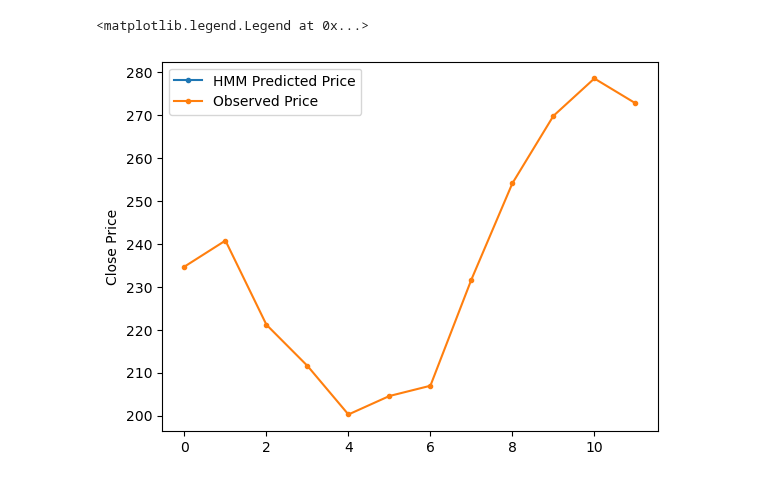
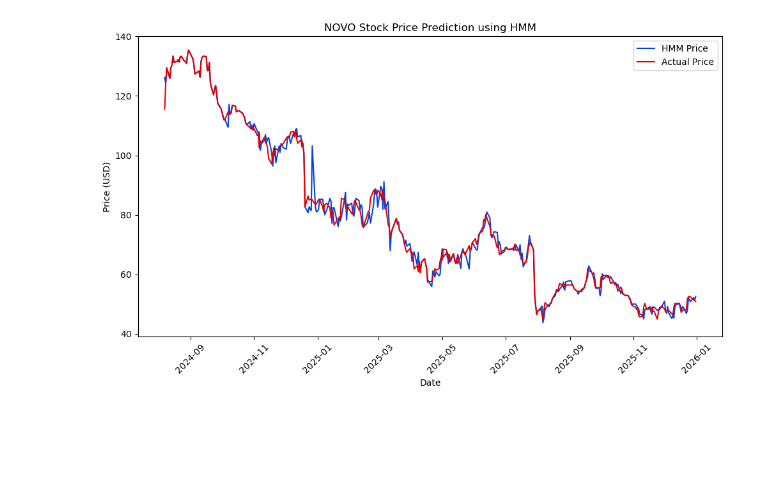
Before and after one commit to anderswol/AppStat2, a Jupyter notebook: Aske/aske_medstocks.ipynb, the cells around one changed output. Drawn from its saved outputs; the diff is of its cells as text; code cells hidden in the pictures; blank space fills up the shorter version.

```diff
--- a/Aske/aske_medstocks.ipynb
+++ b/Aske/aske_medstocks.ipynb
@@ -28,5 +12,5 @@ The dataset has observations across 312 months
 # %%
-aapl_obs = dataExtracterDays('AAPL', '2025-01-01', '2025-12-31').dropna()
+aapl_obs = dataExtracterDays('NVO', '2023-01-01', '2026-01-01').dropna()
 aapl_obs
 # %% [output]
 [*********************100%***********************]  1 of 1 completed
@@ -47,4 +31,7 @@ The dataset has observations across 363 days
 # %%
-aapl_data = aapl_obs[:130]
+aapl_data = aapl_obs[:400]
 aapl_data
+
+dates = aapl_obs['Date'][400:]
+print(dates)
 # %% [output]
@@ -158,8 +79,16 @@ KeyError: 129
+# %%
+hmm_price, close = HMMPricePredictor(data, obs, 400, Ncomp=5)
 # %%
-plt.plot(hmm_price,marker='.', label = "HMM Predicted Price")
-plt.plot(close,marker = '.', label= "Observed Price")
-plt.ylabel("Close Price")
-plt.legend()
+#Plot price against dates:
+fig, ax = plt.subplots(figsize=(10, 6))
+ax.plot(dates, hmm_price, label='HMM Price', color='xkcd:blue')
+ax.plot(dates, close, label='Actual Price', color='xkcd:red')
+ax.set_xlabel('Date')
+ax.set_ylabel('Price (USD)')
+ax.set_title('NOVO Stock Price Prediction using HMM')
+ax.legend()
+plt.xticks(rotation=45)
+plt.tight_layout()
+plt.show()
 # %% [output]
-<matplotlib.legend.Legend at 0x...>
-[figure, old version]
+[figure, new version]
```
Also changed, not shown: parts of 9 cells of this notebook, 1 other file.
